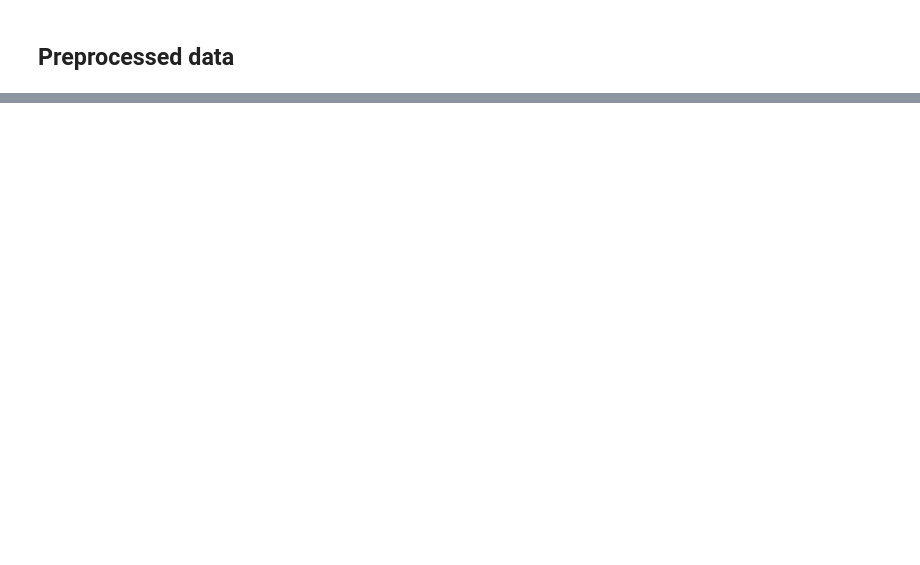
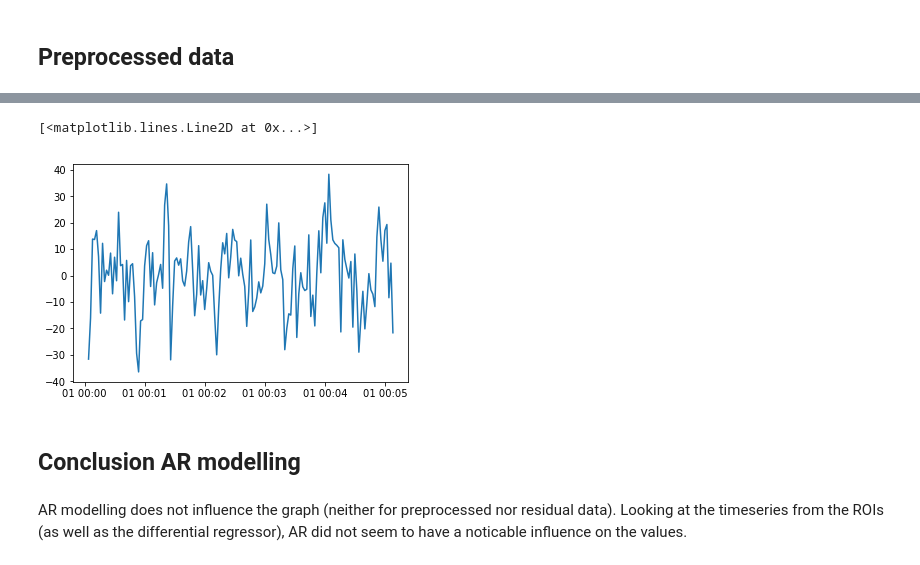
Before and after one commit to oliver-contier/famface-temporal-dynamics, a Jupyter notebook: notebooks/pycausal_analysis.ipynb, the cells around one changed output, grey strips where cells are left out. Saved outputs shown, nothing was run; the diff lists cells and outputs as text; code cells hidden in the pictures; blank space fills up the shorter version.

```diff
--- a/notebooks/pycausal_analysis.ipynb
+++ b/notebooks/pycausal_analysis.ipynb
@@ -531,0 +604,3 @@ For the residual data, the constructed differential regressor does not fit in th
+# %%
+# perform AR modelling for all data frames based on preprocessed data
+dfs_withc_nb_ar = [ar_df(df) for df in dfs_withc_nb]
@@ -531,0 +625,10 @@ For the residual data, the constructed differential regressor does not fit in th
+# %%
+# and after AR
+plt.plot(dfs_withc_nb_ar[0]['EV1-L'])
+# %% [output]
+[<matplotlib.lines.Line2D at 0x...>]
+[figure, added]
+# %% [markdown]
+## Conclusion AR modelling
+# %% [markdown]
+AR modelling does not influence the graph (neither for preprocessed nor residual data). Looking at the timeseries from the ROIs (as well as the differential regressor), AR did not seem to have a noticable influence on the values.
```
Also changed, not shown: parts of 29 cells of this notebook.
